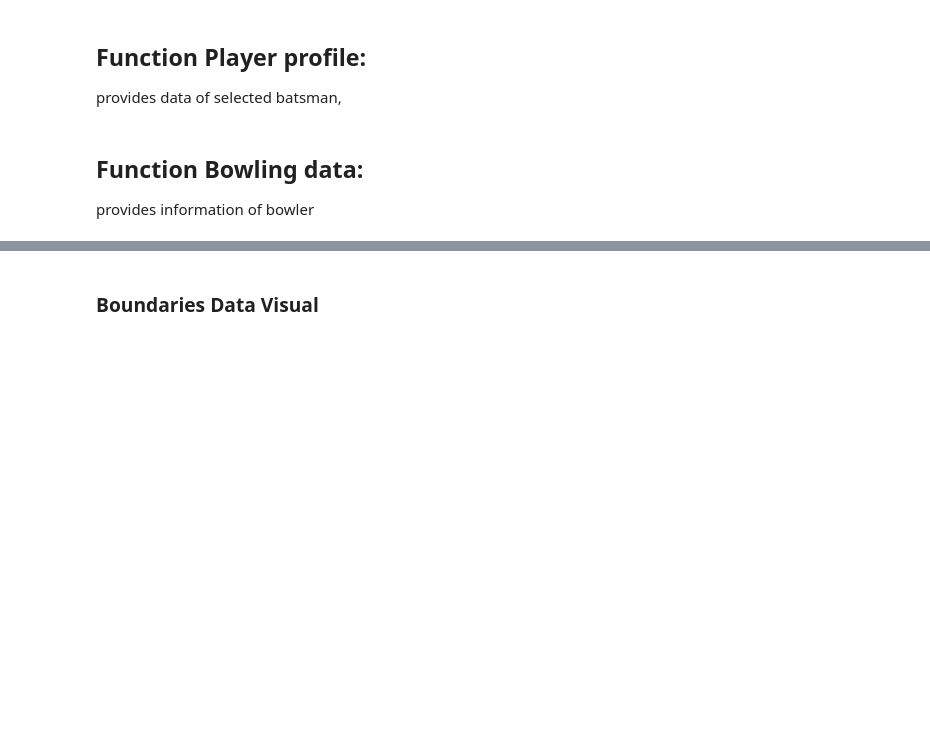
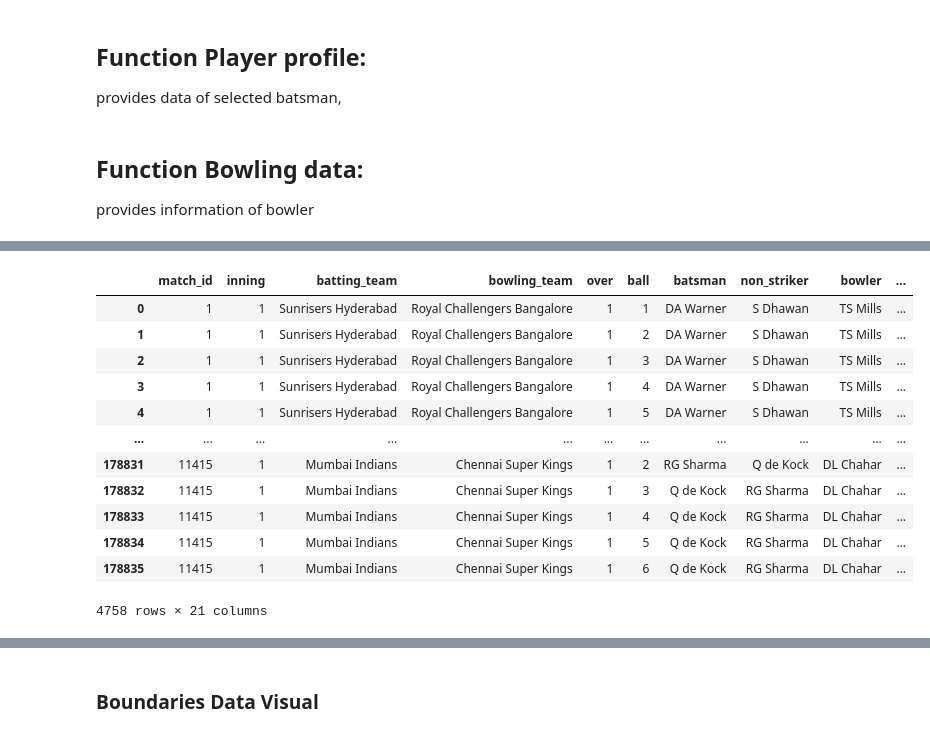
Before and after one commit to Utkarsh736/IPL_Data_Analysis, a Jupyter notebook: Template.ipynb, the cells around one changed output, grey strips where cells are left out. Saved outputs shown, nothing was run; the diff lists cells and outputs as text; code cells hidden in the pictures; blank space fills up the shorter version.

```diff
--- a/Template.ipynb
+++ b/Template.ipynb
@@ -68,14 +68,17 @@ class Player_profile():
 provides information of bowler
 # %%
 class Bowling_data():
-    def __init__(self, over):
-        total_games = match_df.index[-1]+1
-        self.over_run_df = deliveries_df[['over', 'total_runs']].loc[deliveries_df['over']==over]
-        total_over_run = self.over_run_df.total_runs.sum()
-        self.per_over_run = total_over_run//total_games
+    def __init__(self):
+        self.total_games = match_df.index[-1]+1
 
-    def over_run(self):
+    def over_run(self, over, innings=False):
+        if innings:
+            self.over_run_df = deliveries_df[['over', 'total_runs']].loc[(deliveries_df['inning']==innings)&(deliveries_df['over']==over)]
+        else:
+            self.over_run_df = deliveries_df[['over', 'total_runs']].loc[deliveries_df['over']==over]
         return self.over_run_df
 
-    def per_over_run(self):
+    def per_over_run(self, over):
+        total_over_run = Bowling_data().over_run(over).total_runs.sum()
+        self.per_over_run = total_over_run//self.total_games
         return self.per_over_run
@@ -99,3 +150,20 @@ def per_over_avg_run():
 gayle = Player_profile('CH Gayle')
 gayle6 = gayle.get_batsman_info(6)
 gayle4 = gayle.get_batsman_info(4)
+# %%
+bo = Bowling_data(1)
+bo.over_run(1,1)
+# %% [output]
+|  | match_id | inning | batting_team | bowling_team | over | ball | batsman | non_striker | bowler | ... |
+| 0 | 1 | 1 | Sunrisers Hyderabad | Royal Challengers Bangalore | 1 | 1 | DA Warner | S Dhawan | TS Mills | ... |
+| 1 | 1 | 1 | Sunrisers Hyderabad | Royal Challengers Bangalore | 1 | 2 | DA Warner | S Dhawan | TS Mills | ... |
+| 2 | 1 | 1 | Sunrisers Hyderabad | Royal Challengers Bangalore | 1 | 3 | DA Warner | S Dhawan | TS Mills | ... |
+| 3 | 1 | 1 | Sunrisers Hyderabad | Royal Challengers Bangalore | 1 | 4 | DA Warner | S Dhawan | TS Mills | ... |
+| 4 | 1 | 1 | Sunrisers Hyderabad | Royal Challengers Bangalore | 1 | 5 | DA Warner | S Dhawan | TS Mills | ... |
+| ... | ... | ... | ... | ... | ... | ... | ... | ... | ... | ... |
+| 178831 | 11415 | 1 | Mumbai Indians | Chennai Super Kings | 1 | 2 | RG Sharma | Q de Kock | DL Chahar | ... |
+| 178832 | 11415 | 1 | Mumbai Indians | Chennai Super Kings | 1 | 3 | Q de Kock | RG Sharma | DL Chahar | ... |
+| 178833 | 11415 | 1 | Mumbai Indians | Chennai Super Kings | 1 | 4 | Q de Kock | RG Sharma | DL Chahar | ... |
+| 178834 | 11415 | 1 | Mumbai Indians | Chennai Super Kings | 1 | 5 | Q de Kock | RG Sharma | DL Chahar | ... |
+| 178835 | 11415 | 1 | Mumbai Indians | Chennai Super Kings | 1 | 6 | Q de Kock | RG Sharma | DL Chahar | ... |
+4758 rows × 21 columns
```
Also changed, not shown: parts of 8 cells of this notebook.
